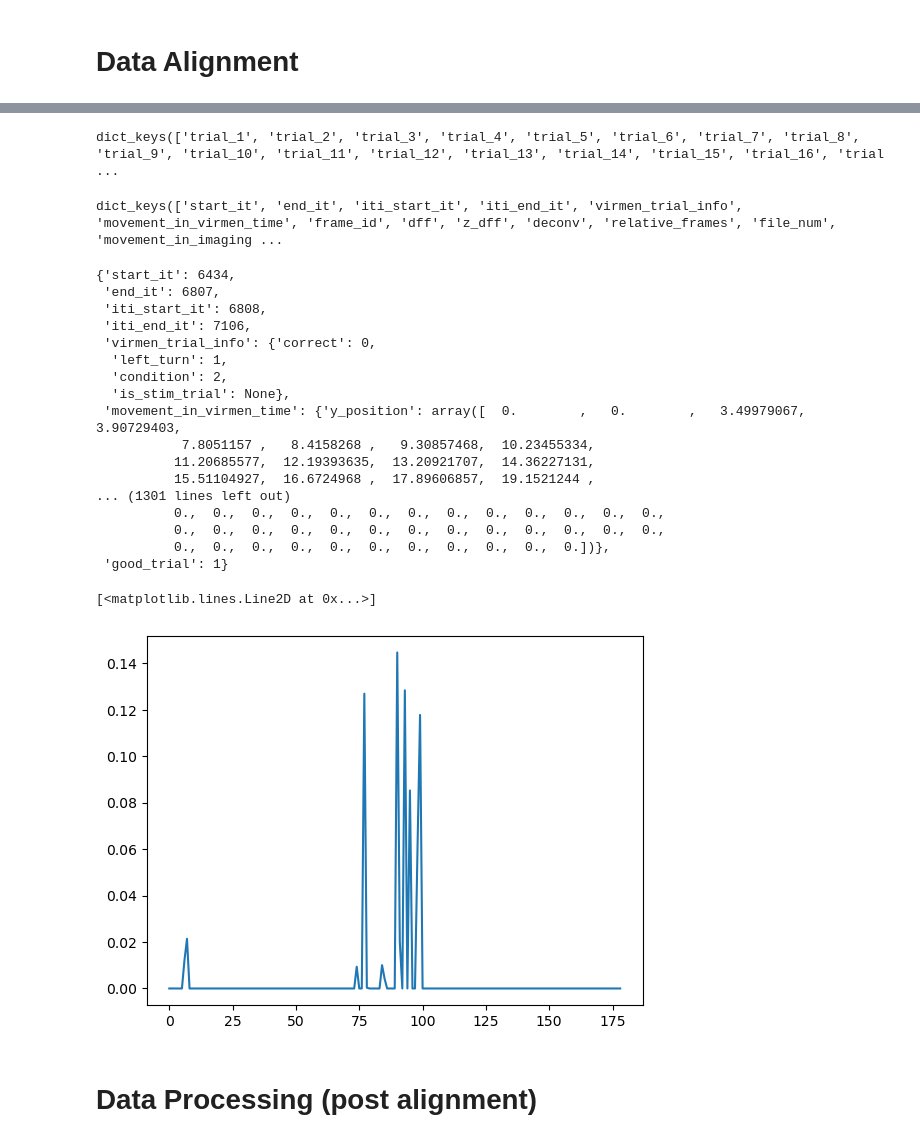
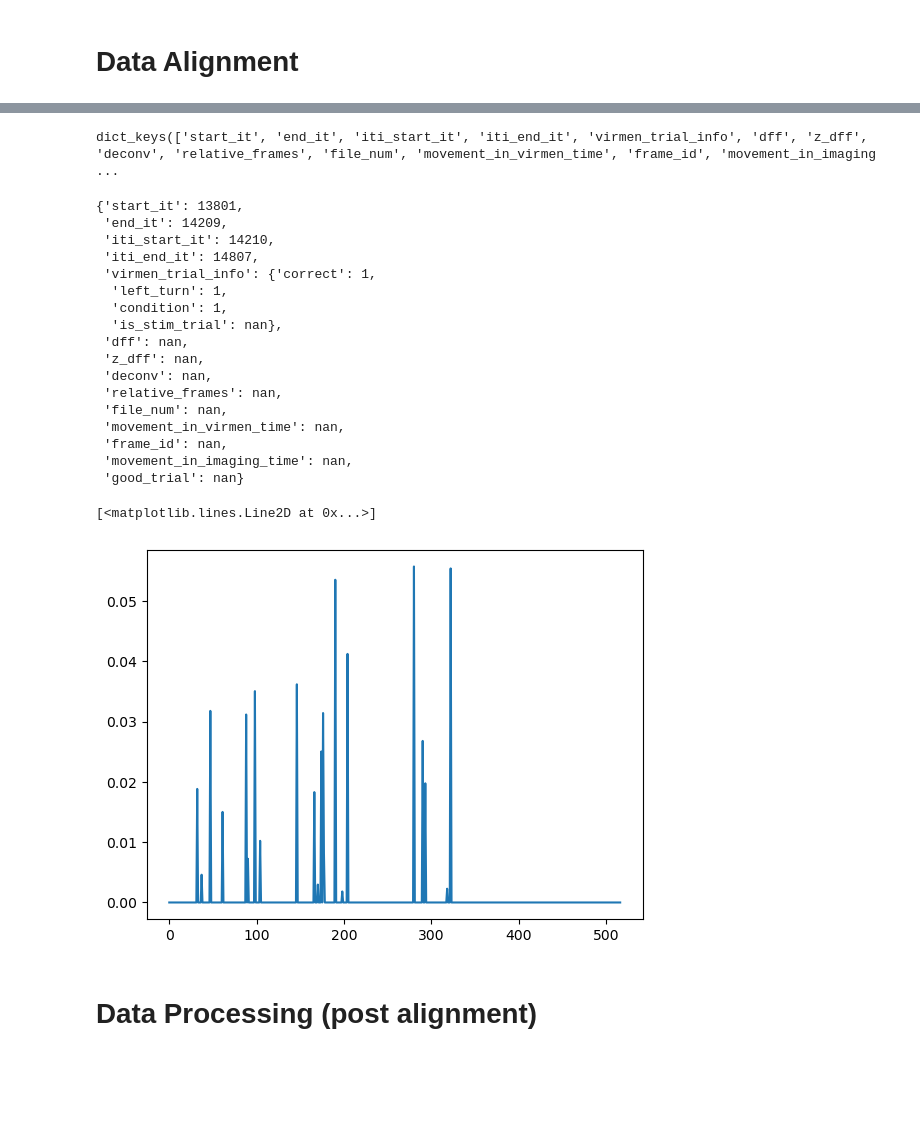
Before and after one commit to RunyanLab/Runyan_lab_data_alignment_python, a Jupyter notebook: deconv_alignment_processing.ipynb, the cells around one changed output, grey strips where cells are left out. Saved outputs shown, nothing was run; the diff lists cells and outputs as text; code cells hidden in the pictures; blank space fills up the shorter version.

Commit message:
v-1.0 of single cell data processing main

```diff
--- a/deconv_alignment_processing.ipynb
+++ b/deconv_alignment_processing.ipynb
@@ -38,8 +35,16 @@ server = 'Akhil Data'
+# %%
+mouseID = 'IG-6-1L'
+date = '2024-10-01'
+server = 'runyan4'
+experimenter = 'Jordyn'
+initials = 'ST'
+full_server = f'\\\\runyan-fs-02.bns.pitt.edu\\runyan4'
+sync_type = 'Clampx'
 # %% [markdown]
 # Deconvolution & delta F/F
 # %%
 F_file = 'Fall'
 variables_to_load = ['F', 'Fneu', 'iscell']
 # %%
-dff, z_dff = deconv.pydff(mouseID,date,server, 225, F_file, variables_to_load, 'AB')
+dff, z_dff = deconv.pydff(mouseID,date,server, 225, F_file, variables_to_load, 'JM')
 # %% [output]
@@ -74,21 +85,24 @@ def create_info_dict(mouseID, date):
     """
     # Convert YYYY-MM-DD to YYMMDD for virmen path
     short_date = date[2:].replace('-', '')  # Takes '2024-10-29' -> '241029'
+    short_mouse = mouseID[:2]
+    short_mouse = short_mouse + mouseID[3]
 
     info = {
         "mousename": mouseID,
         "mouse": mouseID,
         "date": date,
-        "server": "/Volumes/Akhil Data",
-        "experimenter_name": "Akhil",
-        "sync_base_path": f"/Volumes/Akhil Data/Akhil/RawData/{mouseID}/wavesurfer/{date}/",
-        "virmen_base": f"/Volumes/Akhil Data/Akhil/RawData/{mouseID}/virmen/AB{mouseID}_{short_date}",
-        "imaging_base_path": f"/Volumes/Akhil Data/Akhil/RawData/{mouseID}/{date}/",
-        "save_path": f"/Volumes/Akhil Data/Akhil/ProcessedData/{mouseID}/{date}/VR/",
-        "processed_path": f"/Volumes/Akhil Data/Akhil/ProcessedData/{mouseID}/{date}/spikes/",
+        "server": full_server,
+        "experimenter_name": {experimenter},
+        #"sync_base_path": f"\{full_server}\{experimenter}\RawData\{mouseID}\{sync_type}\{date}",
+        "sync_base_path": f"{full_server}\{experimenter}\{sync_type}\{mouseID}\{date}",
+        "virmen_base": f"{full_server}\{experimenter}\RawData\{mouseID}\\virmen\{initials}{short_mouse}_{short_date}",
+        "imaging_base_path": f"{full_server}\{experimenter}\RawData\{mouseID}\{date}\TSeries",
+        "save_path": f"{full_server}\{experimenter}\ProcessedData\{mouseID}\{date}",
+        "processed_path": f"{full_server}\{experimenter}\ProcessedData\{mouseID}\{date}\spikes",
         "is_stim_dataset": 1,
         "galvo_channel": 7,
-        "virmen_channel": 6,
+        "virmen_channel": 5,
         "vr_sync_string": "sync_"
     }
     return info
@@ -186,36 +288,32 @@ hdf5storage.savemat('imaging_py.mat', {'imaging': imaging}, format='7.3', oned_a
 # %%
-imaging.keys()
+imaging['trial_1'].keys()
 # %% [output]
-dict_keys(['trial_1', 'trial_2', 'trial_3', 'trial_4', 'trial_5', 'trial_6', 'trial_7', 'trial_8', 'trial_9', 'trial_10', 'trial_11', 'trial_12', 'trial_13', 'trial_14', 'trial_15', 'trial_16', 'trial ...
+dict_keys(['start_it', 'end_it', 'iti_start_it', 'iti_end_it', 'virmen_trial_info', 'dff', 'z_dff', 'deconv', 'relative_frames', 'file_num', 'movement_in_virmen_time', 'frame_id', 'movement_in_imaging ...
-# %%
-imaging['trial_10'].keys()
-# %% [output]
-dict_keys(['start_it', 'end_it', 'iti_start_it', 'iti_end_it', 'virmen_trial_info', 'movement_in_virmen_time', 'frame_id', 'dff', 'z_dff', 'deconv', 'relative_frames', 'file_num', 'movement_in_imaging ...
 # %%
-imaging['trial_10']
+imaging['trial_13']
 # %% [output]
-{'start_it': 6434,
- 'end_it': 6807,
- 'iti_start_it': 6808,
- 'iti_end_it': 7106,
- 'virmen_trial_info': {'correct': 0,
+{'start_it': 13801,
+ 'end_it': 14209,
+ 'iti_start_it': 14210,
+ 'iti_end_it': 14807,
+ 'virmen_trial_info': {'correct': 1,
   'left_turn': 1,
-  'condition': 2,
-  'is_stim_trial': None},
- 'movement_in_virmen_time': {'y_position': array([  0.        ,   0.        ,   3.49979067,   3.90729403,
-           7.8051157 ,   8.4158268 ,   9.30857468,  10.23455334,
-          11.20685577,  12.19393635,  13.20921707,  14.36227131,
-          15.51104927,  16.6724968 ,  17.89606857,  19.1521244 ,
-... (1301 lines left out)
-          0.,  0.,  0.,  0.,  0.,  0.,  0.,  0.,  0.,  0.,  0.,  0.,  0.,
-          0.,  0.,  0.,  0.,  0.,  0.,  0.,  0.,  0.,  0.,  0.,  0.,  0.,
-          0.,  0.,  0.,  0.,  0.,  0.,  0.,  0.,  0.,  0.,  0.])},
- 'good_trial': 1}
+  'condition': 1,
+  'is_stim_trial': nan},
+ 'dff': nan,
+ 'z_dff': nan,
+ 'deconv': nan,
+ 'relative_frames': nan,
+ 'file_num': nan,
+ 'movement_in_virmen_time': nan,
+ 'frame_id': nan,
+ 'movement_in_imaging_time': nan,
+ 'good_trial': nan}
 # %%
-plt.plot(imaging['trial_10']['deconv'][0,1:])
+plt.plot(imaging['trial_50']['deconv'][0,1:])
 # %% [output]
 [<matplotlib.lines.Line2D at 0x...>]
-[figure, old version]
+[figure, new version]
 # %%
 def save_imaging_data(imaging_dict, save_path):
     """
```
Also changed, not shown: parts of 18 cells of this notebook, 12 other files.
